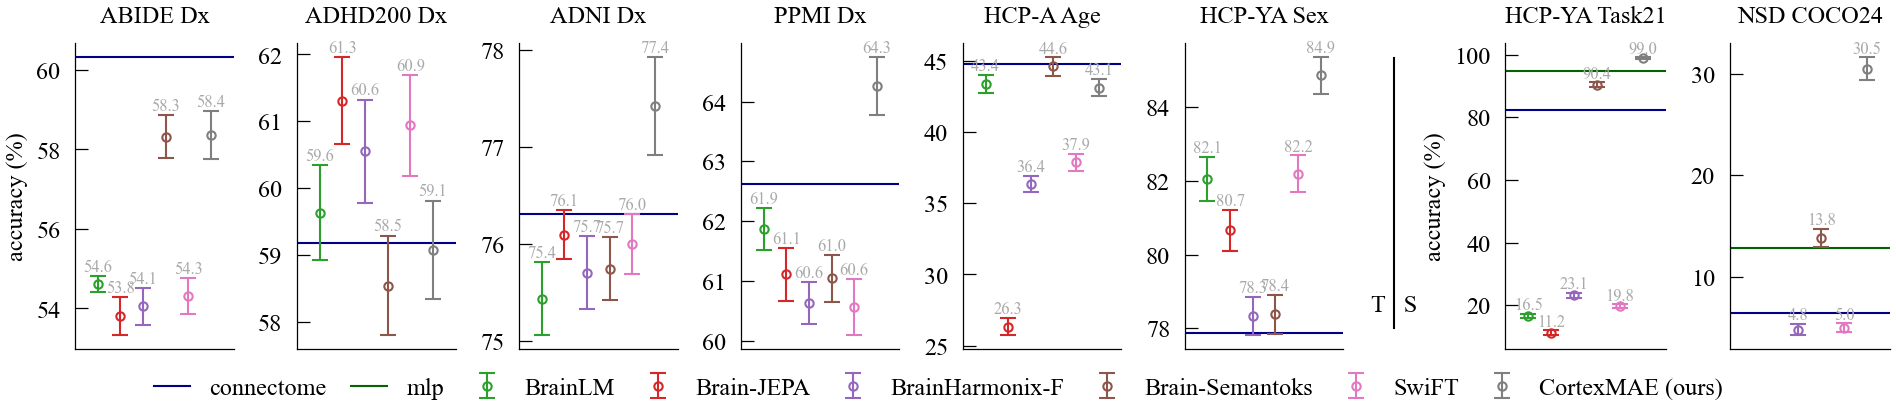
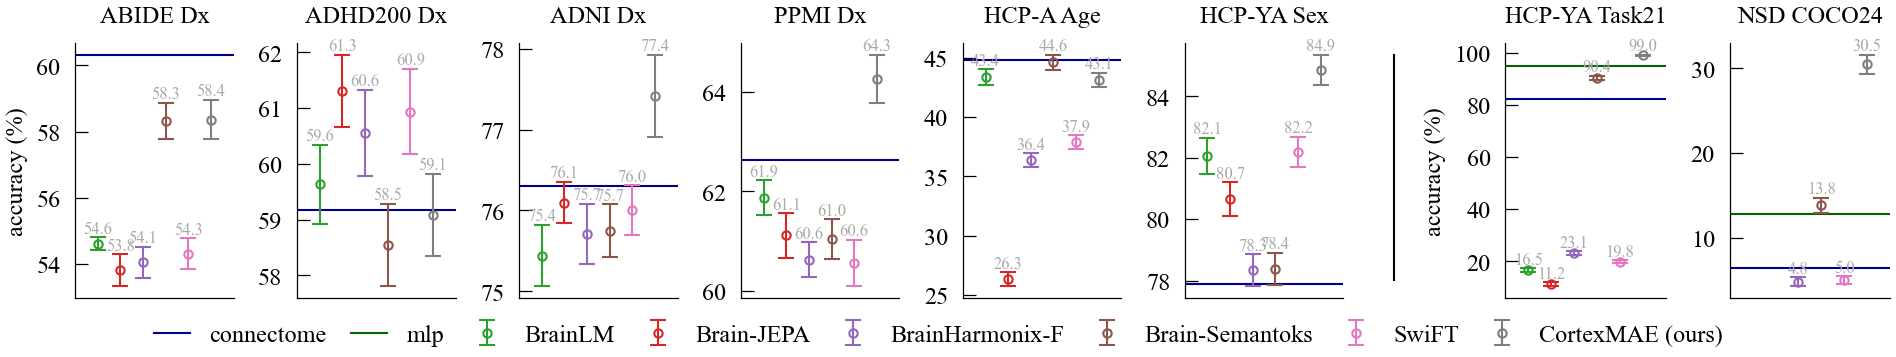
Unified diff of the notebook cell whose output changed from the first chart to the second:
--- before
+++ after
@@ -22,5 +22,5 @@
 state_datasets = ["hcpya_task21", "nsd_cococlip"]
 
-fig = plt.figure(figsize=(2 * PLOTW + 0.25, 1.2))
+fig = plt.figure(figsize=(2 * PLOTW + 0.25, 1.0))
 subfigs = fig.subfigures(1, 2, wspace=0.0, width_ratios=[len(trait_datasets), len(state_datasets)])
 
@@ -159,5 +159,5 @@
 label = plt.Text(x, 0.12, "T   S", fontsize="small", ha="center", va="bottom")
 fig.add_artist(line)
-fig.add_artist(label)
+# fig.add_artist(label)
 
 labels = ["connectome", "mlp"] + [MODEL_NAMES[model] for model in models]

Commit: minor update notebook